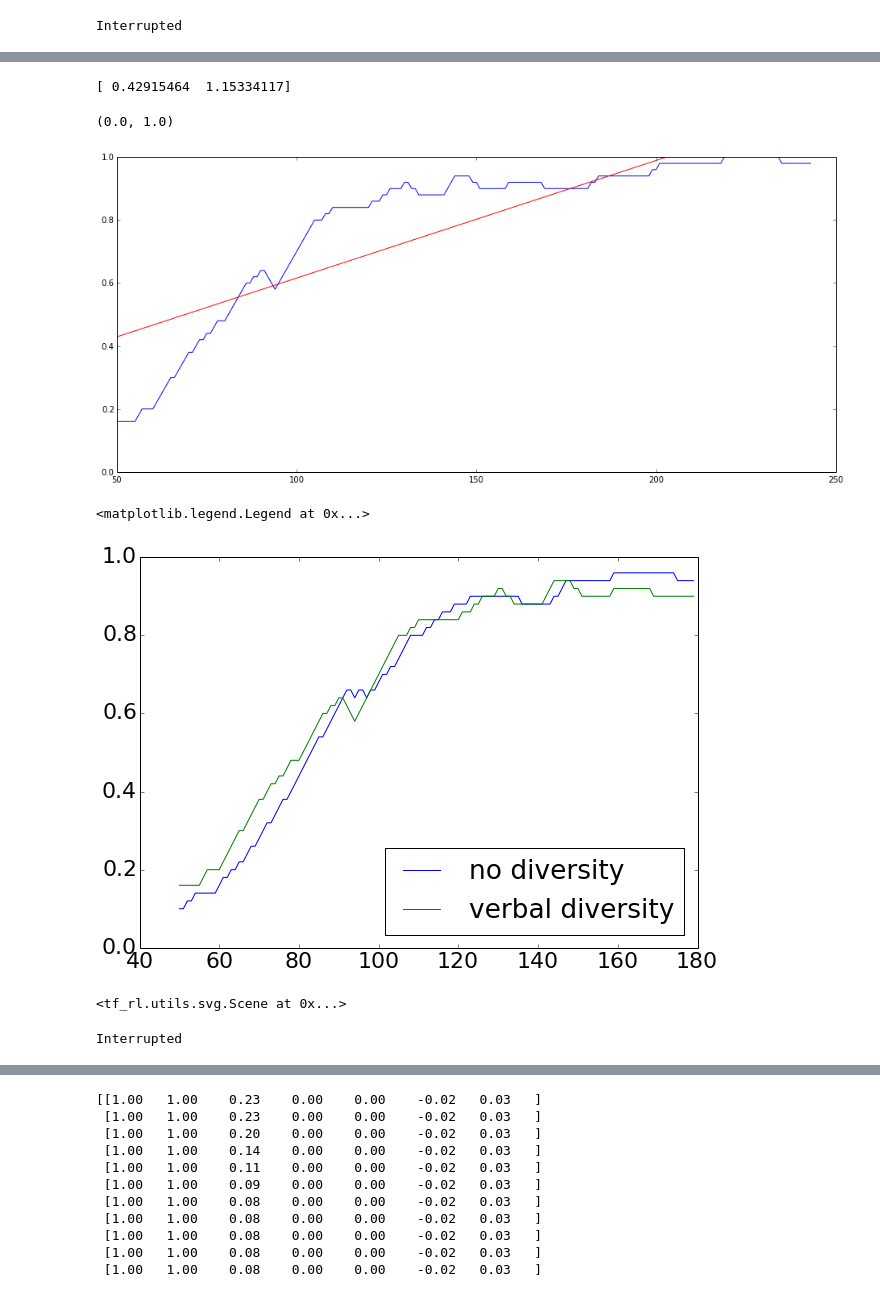
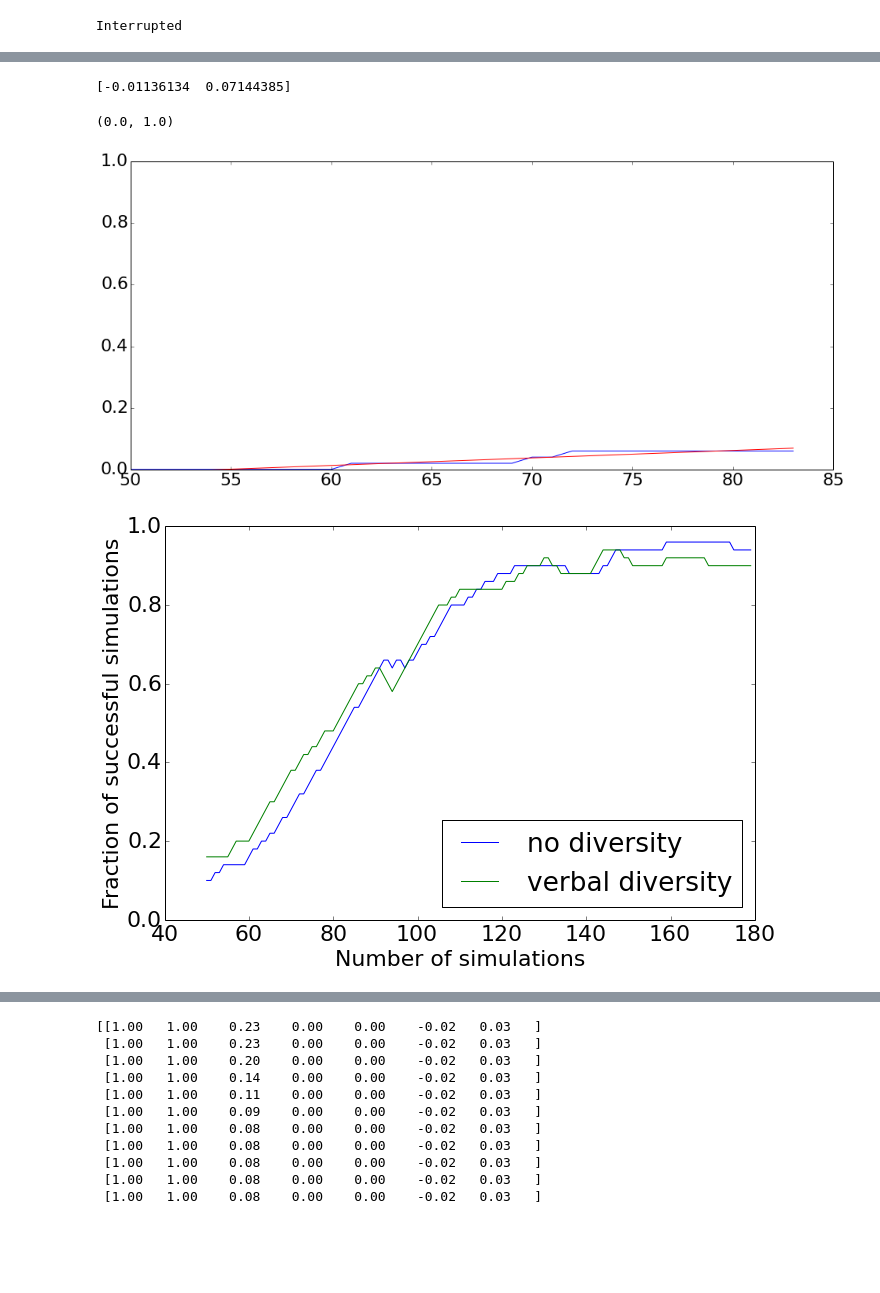
Before and after one commit to siemanko/tensorflow-deepq, a Jupyter notebook: notebooks/manipulation-NLP.ipynb, the cells around one changed output, grey strips where cells are left out. Cells and saved outputs as stored; diff of their text form; code cells hidden in the pictures; blank space fills up the shorter version.

Commit message:
Manipulation NLP plotting

```diff
--- a/notebooks/manipulation-NLP.ipynb
+++ b/notebooks/manipulation-NLP.ipynb
@@ -312,5 +381,3 @@ session.run(tf.initialize_all_variables())
 session.run(current_controller.target_network_update)
 # graph was not available when journalist was created
 journalist.add_graph(session.graph_def)
-# %%
-results = []
@@ -329,7 +399,9 @@ else:
 
 try:
     while True:
-        g = Manipulation(SETTINGS, MoveTask())
+        epoch += 1
+        cur_task = random.choice(TASKS)()
+        g = Manipulation(SETTINGS, cur_task)
         simulate(simulation=g,
                  controller=current_controller,
                  fps=FPS,
@@ -339,7 +411,7 @@ try:
                  training=training,
                  max_frames=SIM_TIME * FPS,
                  save_path=None)
-        results.append(1 if g.success() else 0)
+        p.store(g.task.__class__.__name__, epoch, g.distance_to_minimize())
 except KeyboardInterrupt:
     print("Interrupted")
 # %% [output]
@@ -357,38 +435,26 @@ print(p([SMOOTHING, len(results)]))
 plt.plot(x,p(x),color="red")
 plt.gca().set_ylim([0.0, 1.0])
 # %% [output]
-[ 0.42915464  1.15334117]
+[-0.01136134  0.07144385]
 (0.0, 1.0)
-[figure, old version]
+[figure, new version]
 # %%
 saved_plots.append((x, y, "verbal diversity"))
 # %%
 f = plt.figure(figsize=(10,7))
 
 matplotlib.rcParams.update({'font.size': 22})
 
 for x, y, name in saved_plots:
     plt.plot(x[:130],y[:130],label=name)
 
 plt.ylim([0.,1.])
+plt.xlabel("Number of simulations")
+plt.ylabel("Fraction of successful simulations")
 plt.legend(loc="lower right")
+plt.tight_layout()
+plt.savefig("/home/sidor/Documents/mit/thesis/images/man_verbal.pdf")
 # %% [output]
-<matplotlib.legend.Legend at 0x...>
-[figure, old version]
+[figure, new version]
 # %%
 saved_plots = []
-# %%
-import time
-from IPython.display import display, clear_output
-
-try:
-    while True:
-        g.step(0.03)
-        time.sleep(0.03)
-        clear_output(wait=True)
-        display(g.to_html())
-except KeyboardInterrupt:
-    print('Interrupted')
-# %% [output]
-<tf_rl.utils.svg.Scene at 0x...>
-Interrupted
```
Also changed, not shown: parts of 18 cells of this notebook.
